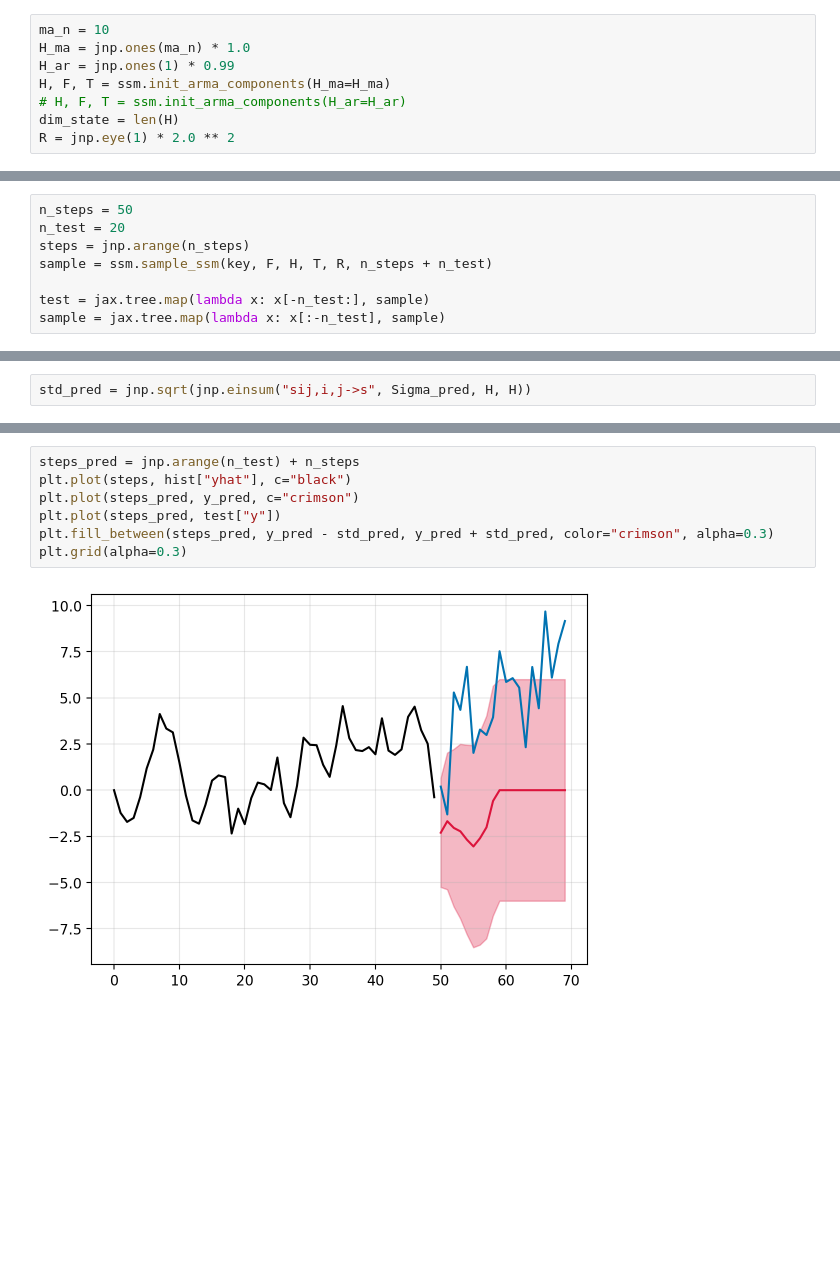
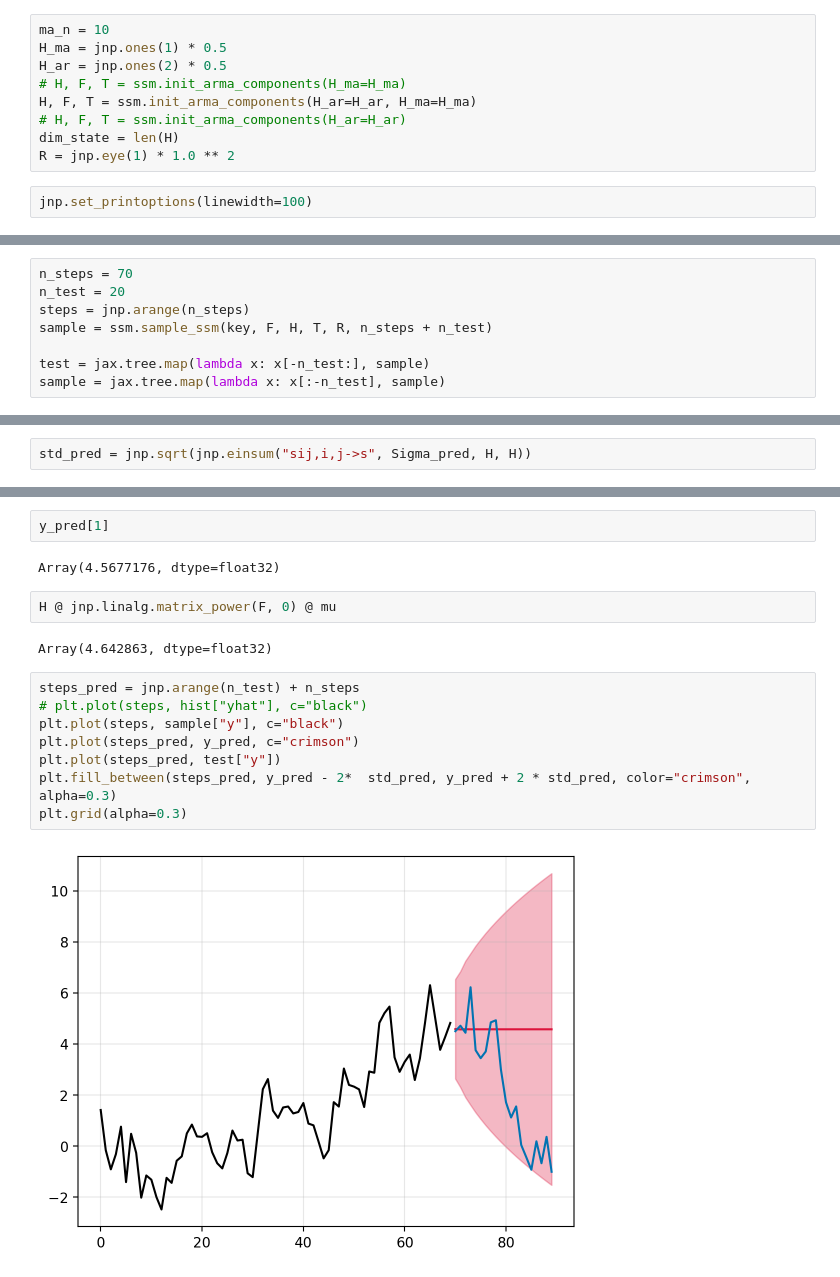
Before and after one commit to gerdm/filtering-notes, a Jupyter notebook: 03-kalman-filter/kalman-filter.ipynb, the cells around one changed output, grey strips where cells are left out. Drawn from its saved outputs; the diff is of its cells as text; blank space fills up the shorter version.

```diff
--- a/03-kalman-filter/kalman-filter.ipynb
+++ b/03-kalman-filter/kalman-filter.ipynb
@@ -21,9 +21,12 @@ import ssm
 key = jax.random.PRNGKey(3141)
 # %%
 ma_n = 10
-H_ma = jnp.ones(ma_n) * 1.0
-H_ar = jnp.ones(1) * 0.99
-H, F, T = ssm.init_arma_components(H_ma=H_ma)
+H_ma = jnp.ones(1) * 0.5
+H_ar = jnp.ones(2) * 0.5
+# H, F, T = ssm.init_arma_components(H_ma=H_ma)
+H, F, T = ssm.init_arma_components(H_ar=H_ar, H_ma=H_ma)
 # H, F, T = ssm.init_arma_components(H_ar=H_ar)
 dim_state = len(H)
-R = jnp.eye(1) * 2.0 ** 2
+R = jnp.eye(1) * 1.0 ** 2
+# %%
+jnp.set_printoptions(linewidth=100)
@@ -30,5 +37,5 @@ R = jnp.eye(1) * 2.0 ** 2
 # %%
-n_steps = 50
+n_steps = 70
 n_test = 20
 steps = jnp.arange(n_steps)
 sample = ssm.sample_ssm(key, F, H, T, R, n_steps + n_test)
@@ -134,9 +149,18 @@ std_pred = jnp.sqrt(jnp.einsum("sij,i,j->s", Sigma_pred, H, H))
+# %%
+y_pred[1]
+# %% [output]
+Array(4.5677176, dtype=float32)
+# %%
+H @ jnp.linalg.matrix_power(F, 0) @ mu
+# %% [output]
+Array(4.642863, dtype=float32)
 # %%
 steps_pred = jnp.arange(n_test) + n_steps
-plt.plot(steps, hist["yhat"], c="black")
+# plt.plot(steps, hist["yhat"], c="black")
+plt.plot(steps, sample["y"], c="black")
 plt.plot(steps_pred, y_pred, c="crimson")
 plt.plot(steps_pred, test["y"])
-plt.fill_between(steps_pred, y_pred - std_pred, y_pred + std_pred, color="crimson", alpha=0.3)
+plt.fill_between(steps_pred, y_pred - 2*  std_pred, y_pred + 2 * std_pred, color="crimson", alpha=0.3)
 plt.grid(alpha=0.3)
 # %% [output]
-[figure, old version]
+[figure, new version]
```
Also changed, not shown: parts of 6 cells of this notebook.
